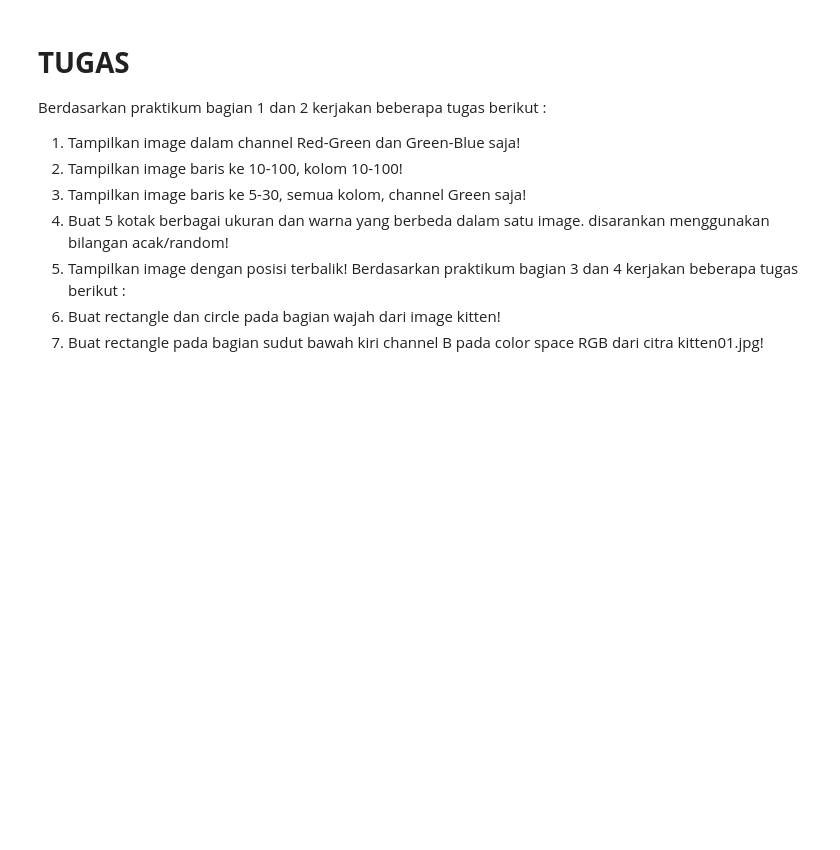
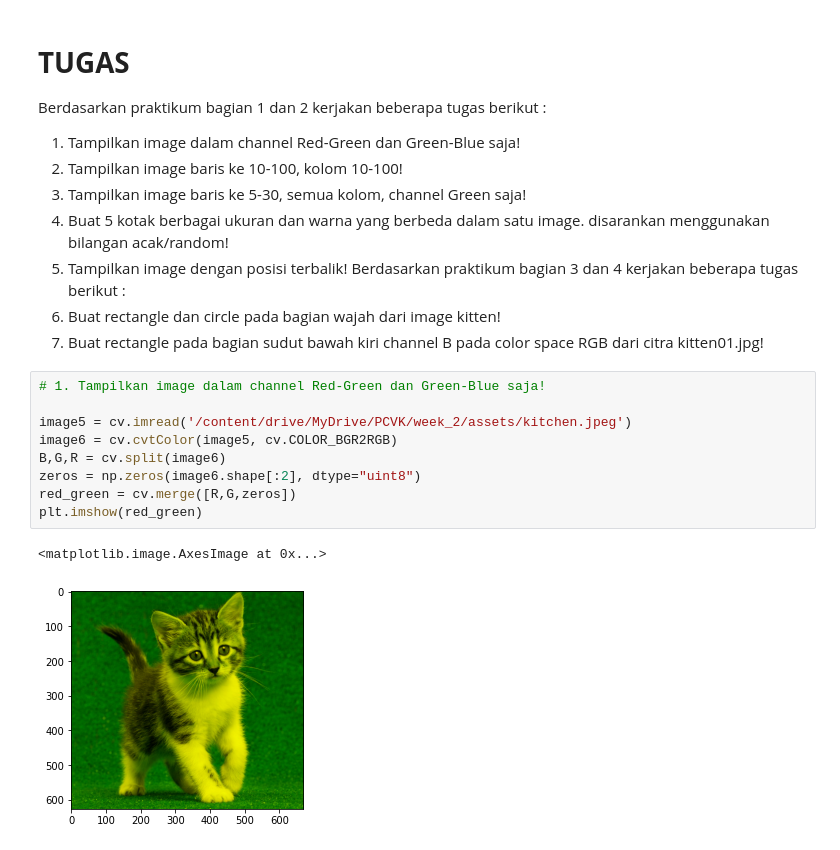
Before and after one commit to syaifuddinzuhri/PCVK_Genap_2022, a Jupyter notebook: week2.ipynb, the cells around one changed output. Saved outputs shown, nothing was run; the diff lists cells and outputs as text; blank space fills up the shorter version.

```diff
--- a/week2.ipynb
+++ b/week2.ipynb
@@ -229,3 +235,15 @@ Berdasarkan praktikum bagian 3 dan 4 kerjakan beberapa tugas berikut :
 6. Buat rectangle dan circle pada bagian wajah dari image kitten!
 7. Buat rectangle pada bagian sudut bawah kiri channel B pada color space RGB
 dari citra kitten01.jpg!
+# %%
+# 1. Tampilkan image dalam channel Red-Green dan Green-Blue saja!
+
+image5 = cv.imread('/content/drive/MyDrive/PCVK/week_2/assets/kitchen.jpeg')
+image6 = cv.cvtColor(image5, cv.COLOR_BGR2RGB)
+B,G,R = cv.split(image6)
+zeros = np.zeros(image6.shape[:2], dtype="uint8")
+red_green = cv.merge([R,G,zeros])
+plt.imshow(red_green)
+# %% [output]
+<matplotlib.image.AxesImage at 0x...>
+[figure, added]
```
Also changed, not shown: parts of 10 cells of this notebook.
